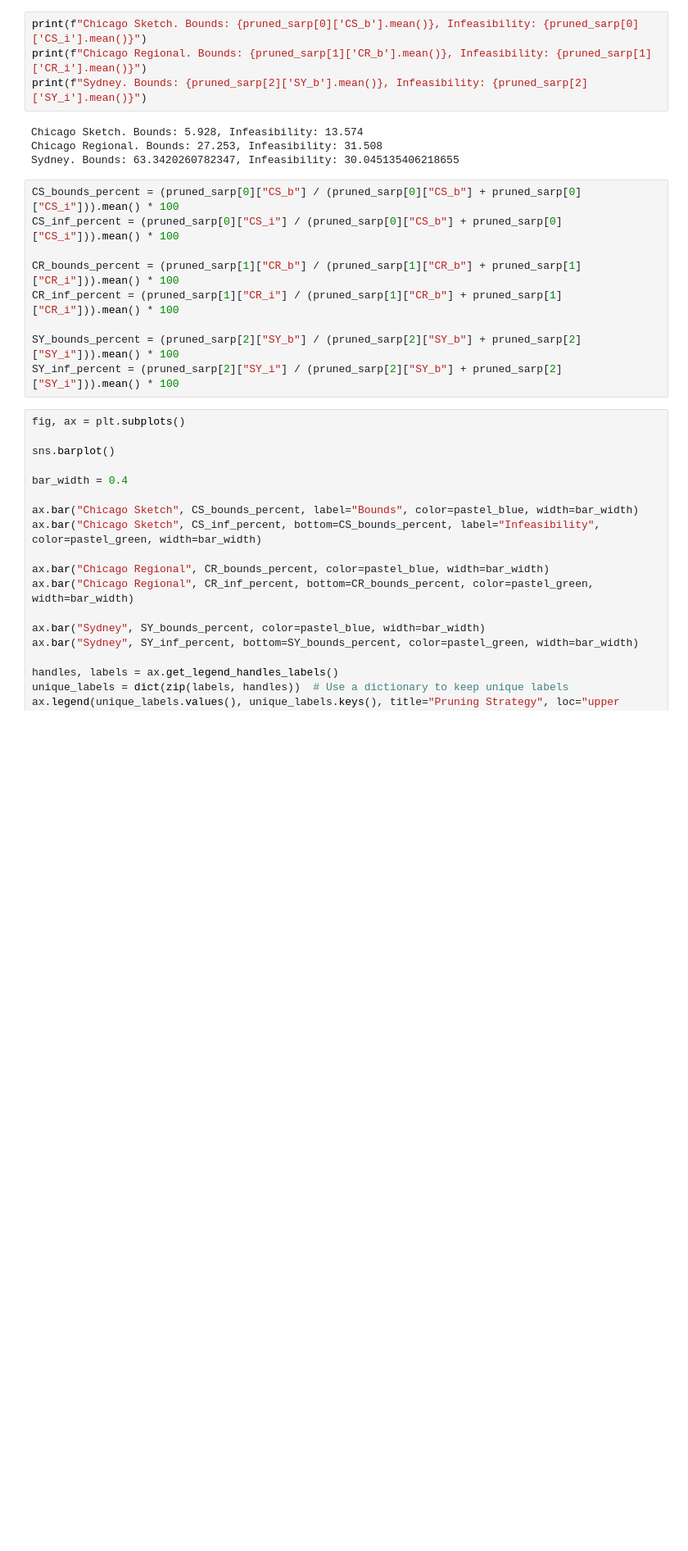
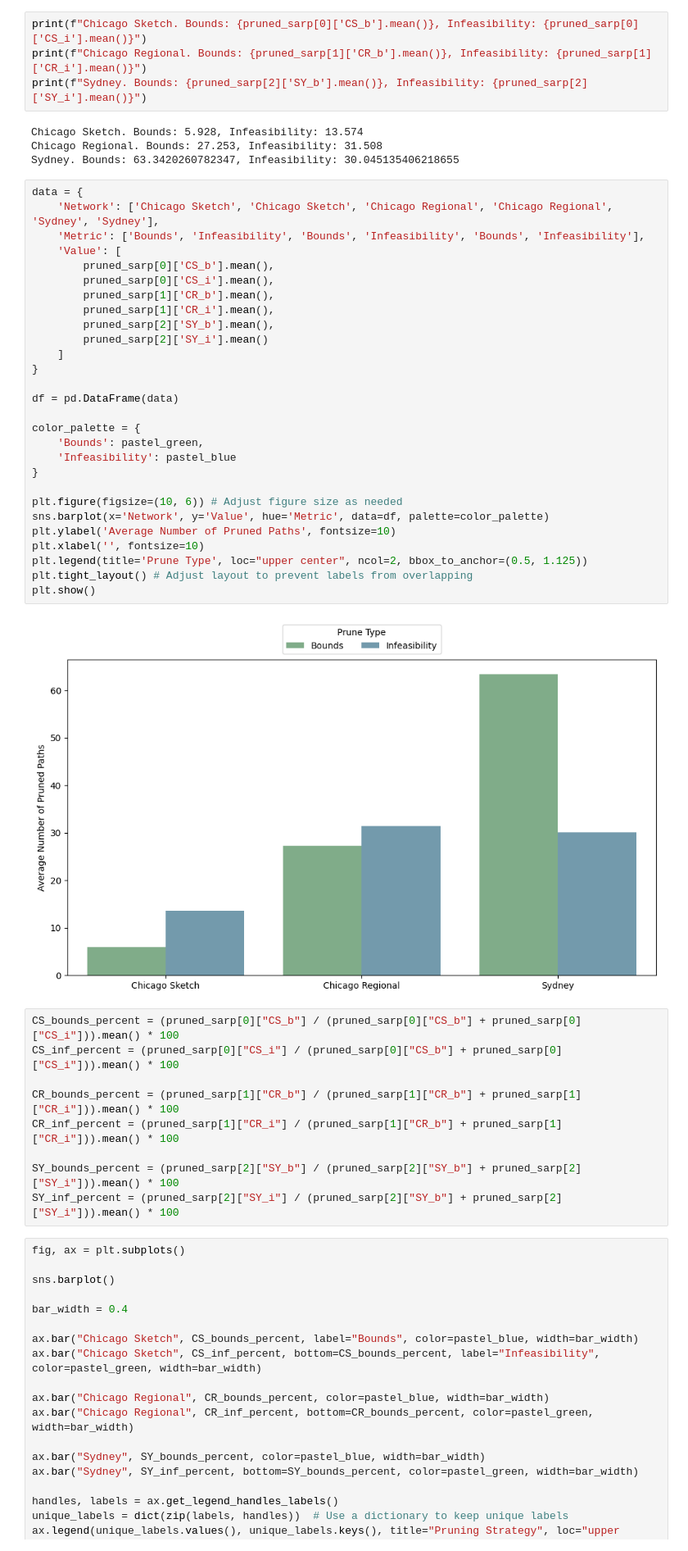
Before and after one commit to EstebanLeiva/PA-Experiments, a Jupyter notebook: plotting/plot.ipynb, the cells around one changed output. Shown at 82% size. Drawn from its saved outputs; the diff is of its cells as text; blank space fills up the shorter version.

Commit message:
Add prune type average graph SARP

```diff
--- a/plotting/plot.ipynb
+++ b/plotting/plot.ipynb
@@ -192,6 +192,36 @@ print(f"Sydney. Bounds: {pruned_sarp[2]['SY_b'].mean()}, Infeasibility: {pruned_
 Chicago Sketch. Bounds: 5.928, Infeasibility: 13.574
 Chicago Regional. Bounds: 27.253, Infeasibility: 31.508
 Sydney. Bounds: 63.3420260782347, Infeasibility: 30.045135406218655
+# %%
+data = {
+    'Network': ['Chicago Sketch', 'Chicago Sketch', 'Chicago Regional', 'Chicago Regional', 'Sydney', 'Sydney'],
+    'Metric': ['Bounds', 'Infeasibility', 'Bounds', 'Infeasibility', 'Bounds', 'Infeasibility'],
+    'Value': [
+        pruned_sarp[0]['CS_b'].mean(),
+        pruned_sarp[0]['CS_i'].mean(),
+        pruned_sarp[1]['CR_b'].mean(),
+        pruned_sarp[1]['CR_i'].mean(),
+        pruned_sarp[2]['SY_b'].mean(),
+        pruned_sarp[2]['SY_i'].mean()
+    ]
+}
+
+df = pd.DataFrame(data)
+
+color_palette = {
+    'Bounds': pastel_green,
+    'Infeasibility': pastel_blue
+}
+
+plt.figure(figsize=(10, 6)) # Adjust figure size as needed
+sns.barplot(x='Network', y='Value', hue='Metric', data=df, palette=color_palette)
+plt.ylabel('Average Number of Pruned Paths', fontsize=10)
+plt.xlabel('', fontsize=10)
+plt.legend(title='Prune Type', loc="upper center", ncol=2, bbox_to_anchor=(0.5, 1.125))
+plt.tight_layout() # Adjust layout to prevent labels from overlapping
+plt.show()
+# %% [output]
+[figure, added]
 # %%
 CS_bounds_percent = (pruned_sarp[0]["CS_b"] / (pruned_sarp[0]["CS_b"] + pruned_sarp[0]["CS_i"])).mean() * 100
 CS_inf_percent = (pruned_sarp[0]["CS_i"] / (pruned_sarp[0]["CS_b"] + pruned_sarp[0]["CS_i"])).mean() * 100
```
Also changed, not shown: parts of 1 cell of this notebook.
